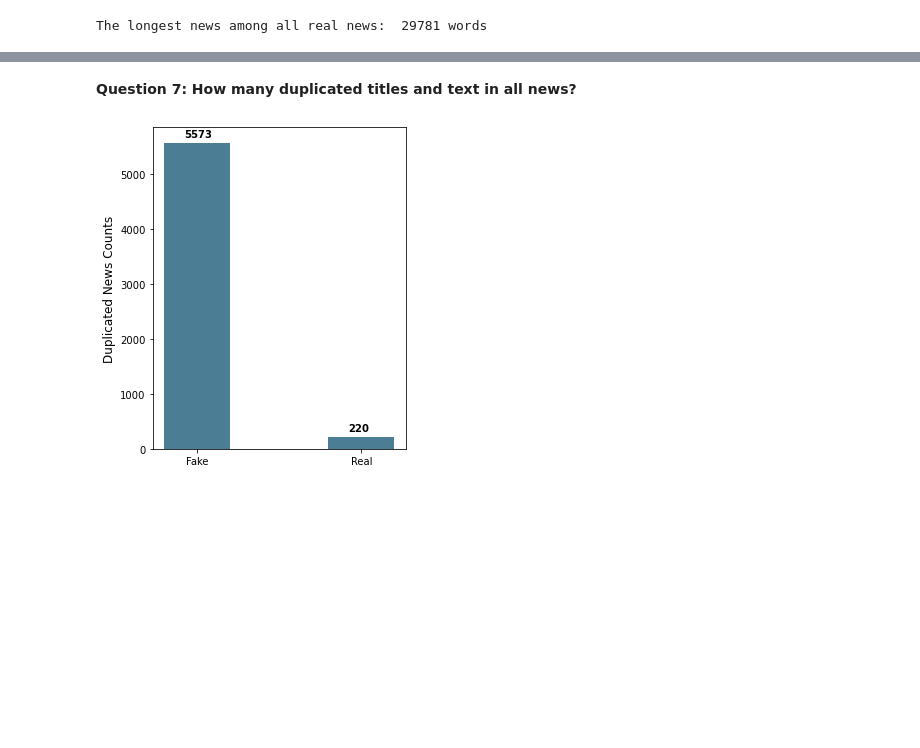
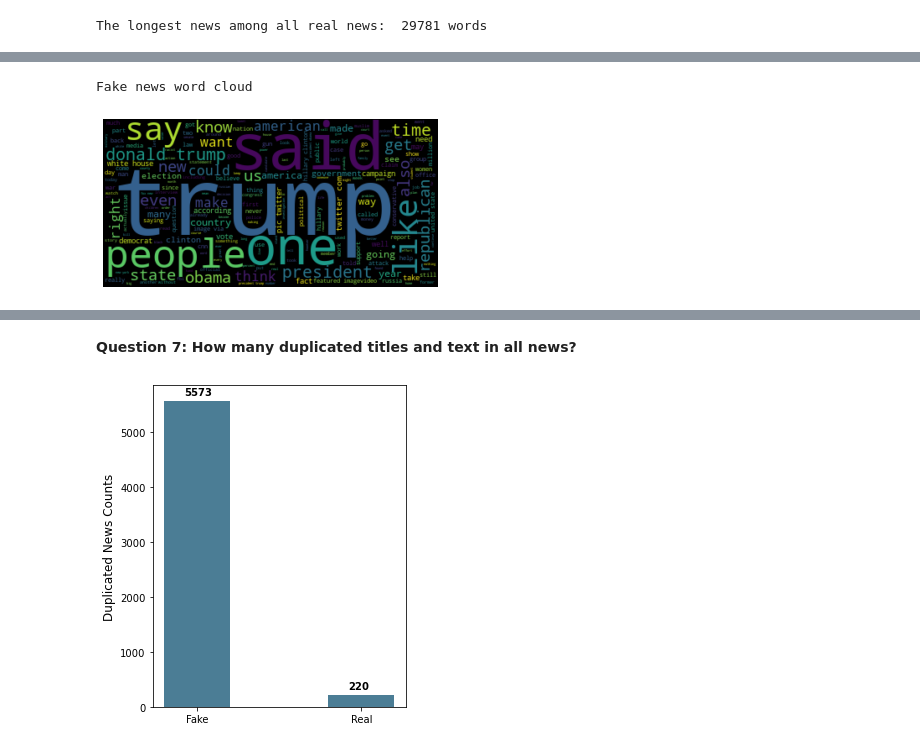
Before and after one commit to qihao77/7406FakeNewsDetector_repo, a Jupyter notebook: Exploratory_Data_Analysis.ipynb, the cells around one changed output, grey strips where cells are left out. Drawn from its saved outputs; the diff is of its cells as text; code cells hidden in the pictures; blank space fills up the shorter version.

```diff
--- a/Exploratory_Data_Analysis.ipynb
+++ b/Exploratory_Data_Analysis.ipynb
@@ -97,0 +141,15 @@ all_fake_news
+# %%
+np.random.seed(1)
+sample_text_fake = np.sum(np.random.choice(data.loc[data['class'] == 1]['text'], 1000)).lower()
+sample_text_real = np.sum(np.random.choice(data.loc[data['class'] == 0]['text'], 1000)).lower()
+# %%
+stop_words = nltk.corpus.stopwords.words("english")
+stop_words.extend(['u', 'would'])
+cloud_longest_fake = WordCloud(stopwords = set(stop_words)).generate(sample_text_fake)
+print('Fake news word cloud')
+plt.imshow(cloud_longest_fake, interpolation='bilinear')
+plt.axis('off')
+plt.show()
+# %% [output]
+Fake news word cloud
+[figure, added]
```
Also changed, not shown: parts of 13 cells of this notebook.
